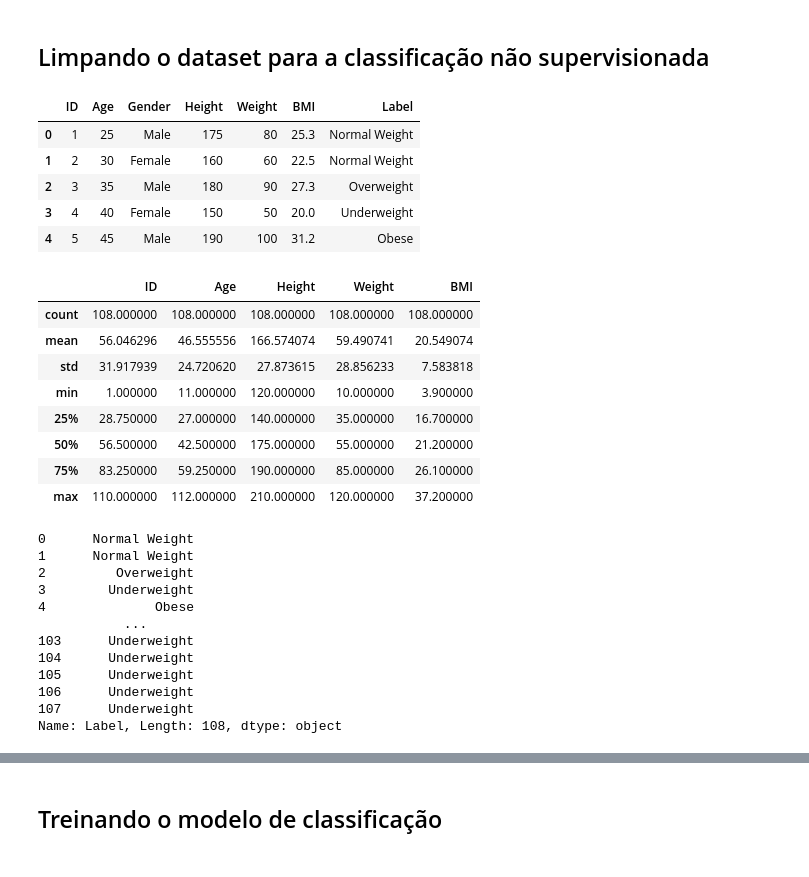
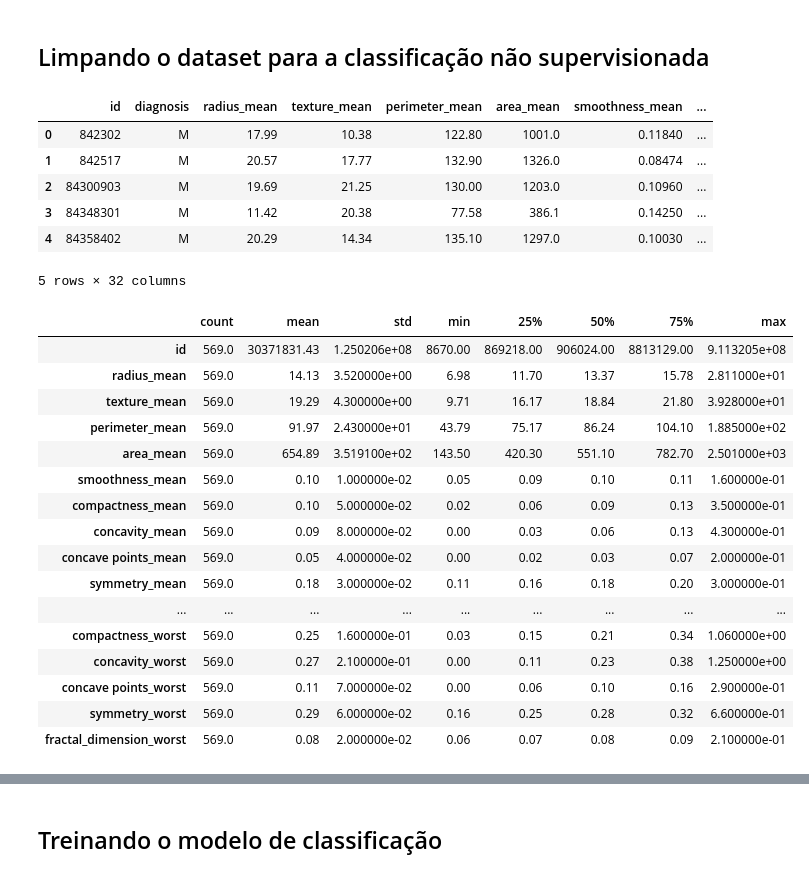
Before and after one commit to Heitorsaulo/Cluster_classification, a Jupyter notebook: Cleaning_dataset.ipynb, the cells around one changed output, grey strips where cells are left out. Cells and saved outputs as stored; diff of their text form; code cells hidden in the pictures.

Commit message:
ADD: Adicionando novo dataset para as analises, filtrando e aplicando as metricas ARI e NMI para verificar o desempenho

```diff
--- a/Cleaning_dataset.ipynb
+++ b/Cleaning_dataset.ipynb
@@ -15,38 +17,31 @@ from sklearn.mixture import GaussianMixture
 # %%
-df = pd.read_csv(f'obesity-classification-dataset/Obesity Classification.csv')
+df = pd.read_csv(f'datasets/breast-cancer-dataset/breast-cancer.csv')
 df.head()
 # %% [output]
-|  | ID | Age | Gender | Height | Weight | BMI | Label |
-| 0 | 1 | 25 | Male | 175 | 80 | 25.3 | Normal Weight |
-| 1 | 2 | 30 | Female | 160 | 60 | 22.5 | Normal Weight |
-| 2 | 3 | 35 | Male | 180 | 90 | 27.3 | Overweight |
-| 3 | 4 | 40 | Female | 150 | 50 | 20.0 | Underweight |
-| 4 | 5 | 45 | Male | 190 | 100 | 31.2 | Obese |
+|  | id | diagnosis | radius_mean | texture_mean | perimeter_mean | area_mean | smoothness_mean | ... |
+| 0 | 842302 | M | 17.99 | 10.38 | 122.80 | 1001.0 | 0.11840 | ... |
+| 1 | 842517 | M | 20.57 | 17.77 | 132.90 | 1326.0 | 0.08474 | ... |
+| 2 | 84300903 | M | 19.69 | 21.25 | 130.00 | 1203.0 | 0.10960 | ... |
+| 3 | 84348301 | M | 11.42 | 20.38 | 77.58 | 386.1 | 0.14250 | ... |
+| 4 | 84358402 | M | 20.29 | 14.34 | 135.10 | 1297.0 | 0.10030 | ... |
+5 rows × 32 columns
 # %%
-df.describe()
+df.describe().T.round(2)
 # %% [output]
-|  | ID | Age | Height | Weight | BMI |
-| count | 108.000000 | 108.000000 | 108.000000 | 108.000000 | 108.000000 |
-| mean | 56.046296 | 46.555556 | 166.574074 | 59.490741 | 20.549074 |
-| std | 31.917939 | 24.720620 | 27.873615 | 28.856233 | 7.583818 |
-| min | 1.000000 | 11.000000 | 120.000000 | 10.000000 | 3.900000 |
-| 25% | 28.750000 | 27.000000 | 140.000000 | 35.000000 | 16.700000 |
-| 50% | 56.500000 | 42.500000 | 175.000000 | 55.000000 | 21.200000 |
-| 75% | 83.250000 | 59.250000 | 190.000000 | 85.000000 | 26.100000 |
-| max | 110.000000 | 112.000000 | 210.000000 | 120.000000 | 37.200000 |
+|  | count | mean | std | min | 25% | 50% | 75% | max |
+| id | 569.0 | 30371831.43 | 1.250206e+08 | 8670.00 | 869218.00 | 906024.00 | 8813129.00 | 9.113205e+08 |
+| radius_mean | 569.0 | 14.13 | 3.520000e+00 | 6.98 | 11.70 | 13.37 | 15.78 | 2.811000e+01 |
+| texture_mean | 569.0 | 19.29 | 4.300000e+00 | 9.71 | 16.17 | 18.84 | 21.80 | 3.928000e+01 |
+| perimeter_mean | 569.0 | 91.97 | 2.430000e+01 | 43.79 | 75.17 | 86.24 | 104.10 | 1.885000e+02 |
+| area_mean | 569.0 | 654.89 | 3.519100e+02 | 143.50 | 420.30 | 551.10 | 782.70 | 2.501000e+03 |
+| smoothness_mean | 569.0 | 0.10 | 1.000000e-02 | 0.05 | 0.09 | 0.10 | 0.11 | 1.600000e-01 |
+| compactness_mean | 569.0 | 0.10 | 5.000000e-02 | 0.02 | 0.06 | 0.09 | 0.13 | 3.500000e-01 |
+| concavity_mean | 569.0 | 0.09 | 8.000000e-02 | 0.00 | 0.03 | 0.06 | 0.13 | 4.300000e-01 |
+| concave points_mean | 569.0 | 0.05 | 4.000000e-02 | 0.00 | 0.02 | 0.03 | 0.07 | 2.000000e-01 |
+| symmetry_mean | 569.0 | 0.18 | 3.000000e-02 | 0.11 | 0.16 | 0.18 | 0.20 | 3.000000e-01 |
+| ... | ... | ... | ... | ... | ... | ... | ... | ... |
+| compactness_worst | 569.0 | 0.25 | 1.600000e-01 | 0.03 | 0.15 | 0.21 | 0.34 | 1.060000e+00 |
+| concavity_worst | 569.0 | 0.27 | 2.100000e-01 | 0.00 | 0.11 | 0.23 | 0.38 | 1.250000e+00 |
+| concave points_worst | 569.0 | 0.11 | 7.000000e-02 | 0.00 | 0.06 | 0.10 | 0.16 | 2.900000e-01 |
+| symmetry_worst | 569.0 | 0.29 | 6.000000e-02 | 0.16 | 0.25 | 0.28 | 0.32 | 6.600000e-01 |
+| fractal_dimension_worst | 569.0 | 0.08 | 2.000000e-02 | 0.06 | 0.07 | 0.08 | 0.09 | 2.100000e-01 |
-# %%
-labels = df['Label']
-labels
-# %% [output]
-0      Normal Weight
-1      Normal Weight
-2         Overweight
-3        Underweight
-4              Obese
-           ...
-103      Underweight
-104      Underweight
-105      Underweight
-106      Underweight
-107      Underweight
-Name: Label, Length: 108, dtype: object
```
Also changed, not shown: parts of 37 cells of this notebook, 3 other files.
